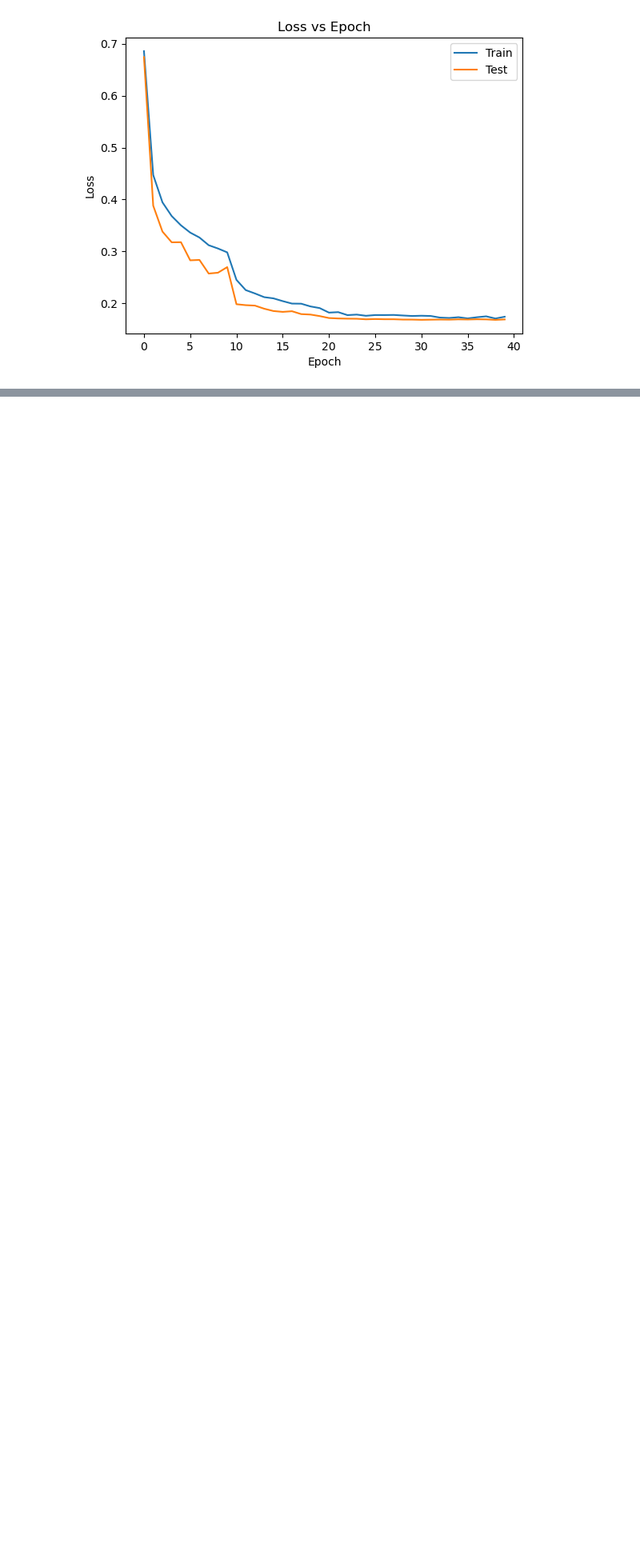
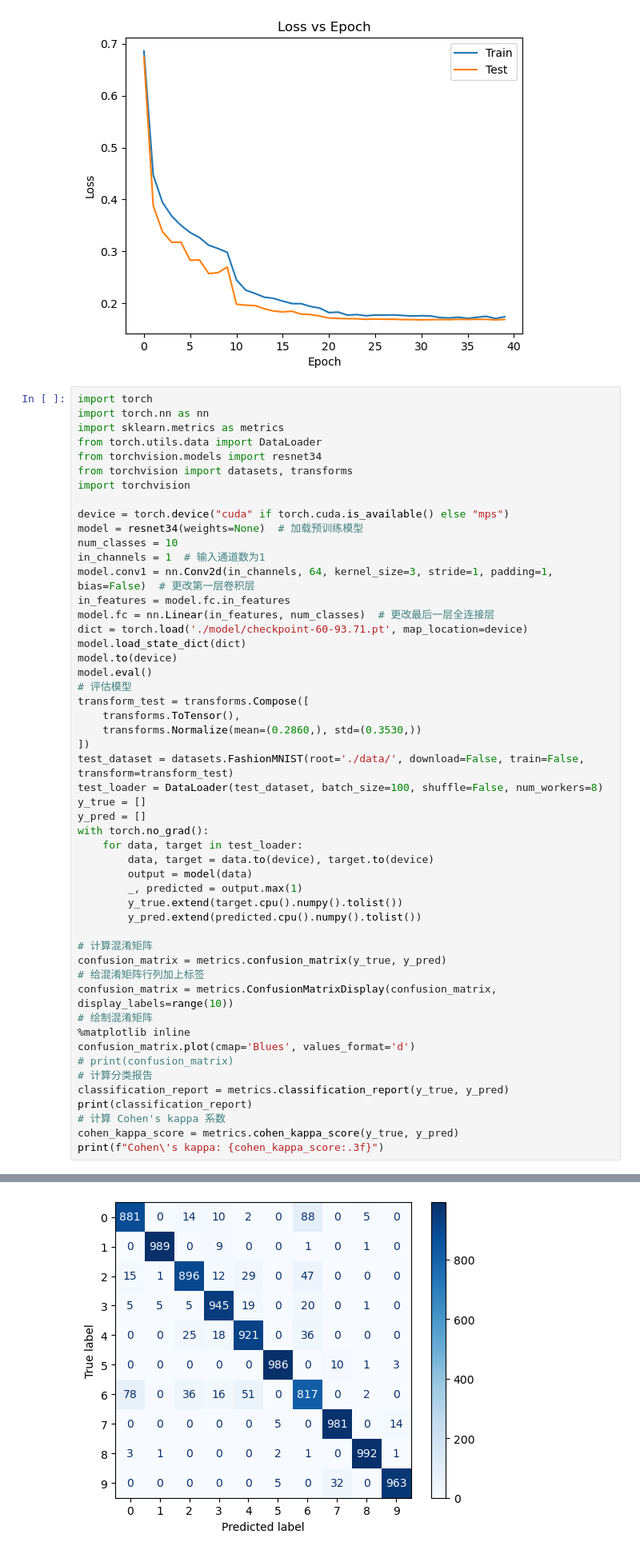
Before and after one commit to AkexStar/LiGe-DeepLearning-PKUCourse, a Jupyter notebook: homework-2/ResNet34.ipynb, the cells around one changed output, grey strips where cells are left out. Shown at 80% size. Saved outputs shown, nothing was run; the diff lists cells and outputs as text; blank space fills up the shorter version.

```diff
--- a/homework-2/ResNet34.ipynb
+++ b/homework-2/ResNet34.ipynb
@@ -156,3 +156,55 @@ Epoch 39: Train Loss: 0.1710, Train Accuracy: 93.70%, Test Loss: 0.1684, Test Ac
 Epoch 40: Train Loss: 0.1744, Train Accuracy: 93.57%, Test Loss: 0.1692, Test Accuracy: 93.94%
 [figure]
 [figure]
+# %%
+import torch
+import torch.nn as nn
+import sklearn.metrics as metrics
+from torch.utils.data import DataLoader
+from torchvision.models import resnet34
+from torchvision import datasets, transforms
+import torchvision
+
+device = torch.device("cuda" if torch.cuda.is_available() else "mps")
+model = resnet34(weights=None)  # 加载预训练模型
+num_classes = 10
+in_channels = 1  # 输入通道数为1
+model.conv1 = nn.Conv2d(in_channels, 64, kernel_size=3, stride=1, padding=1, bias=False)  # 更改第一层卷积层
+in_features = model.fc.in_features
+model.fc = nn.Linear(in_features, num_classes)  # 更改最后一层全连接层
+dict = torch.load('./model/checkpoint-60-93.71.pt', map_location=device)
+model.load_state_dict(dict)
+model.to(device)
+model.eval()
+# 评估模型
+transform_test = transforms.Compose([
+    transforms.ToTensor(),
+    transforms.Normalize(mean=(0.2860,), std=(0.3530,))
+])
+test_dataset = datasets.FashionMNIST(root='./data/', download=False, train=False, transform=transform_test)
+test_loader = DataLoader(test_dataset, batch_size=100, shuffle=False, num_workers=8)
+y_true = []
+y_pred = []
+with torch.no_grad():
+    for data, target in test_loader:
+        data, target = data.to(device), target.to(device)
+        output = model(data)
+        _, predicted = output.max(1)
+        y_true.extend(target.cpu().numpy().tolist())
+        y_pred.extend(predicted.cpu().numpy().tolist())
+
+# 计算混淆矩阵
+confusion_matrix = metrics.confusion_matrix(y_true, y_pred)
+# 给混淆矩阵行列加上标签
+confusion_matrix = metrics.ConfusionMatrixDisplay(confusion_matrix, display_labels=range(10))
+# 绘制混淆矩阵
+%matplotlib inline
+confusion_matrix.plot(cmap='Blues', values_format='d')
+# print(confusion_matrix)
+# 计算分类报告
+classification_report = metrics.classification_report(y_true, y_pred)
+print(classification_report)
+# 计算 Cohen's kappa 系数
+cohen_kappa_score = metrics.cohen_kappa_score(y_true, y_pred)
+print(f"Cohen\'s kappa: {cohen_kappa_score:.3f}")
+# %% [output]
@@ -158,0 +229 @@ Epoch 40: Train Loss: 0.1744, Train Accuracy: 93.57%, Test Loss: 0.1692, Test Ac
+[figure, added]
```
Also changed, not shown: parts of 1 cell of this notebook.
